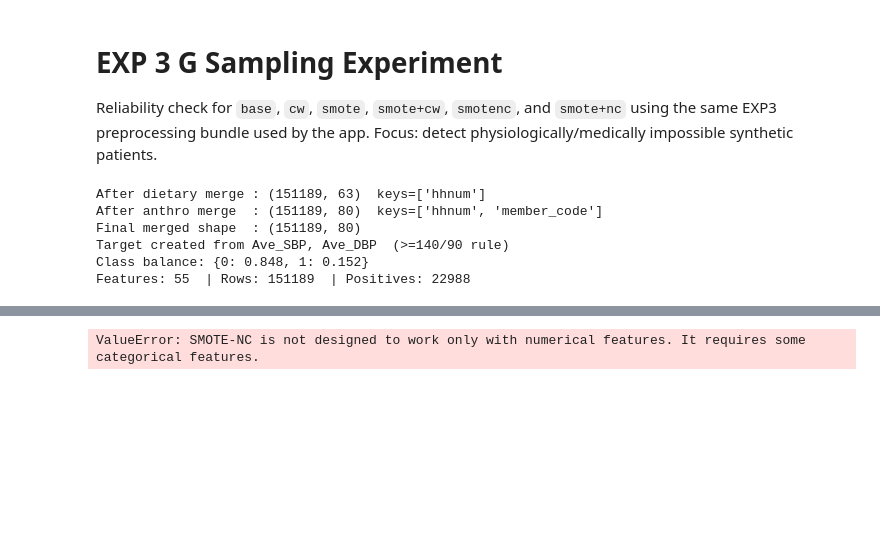
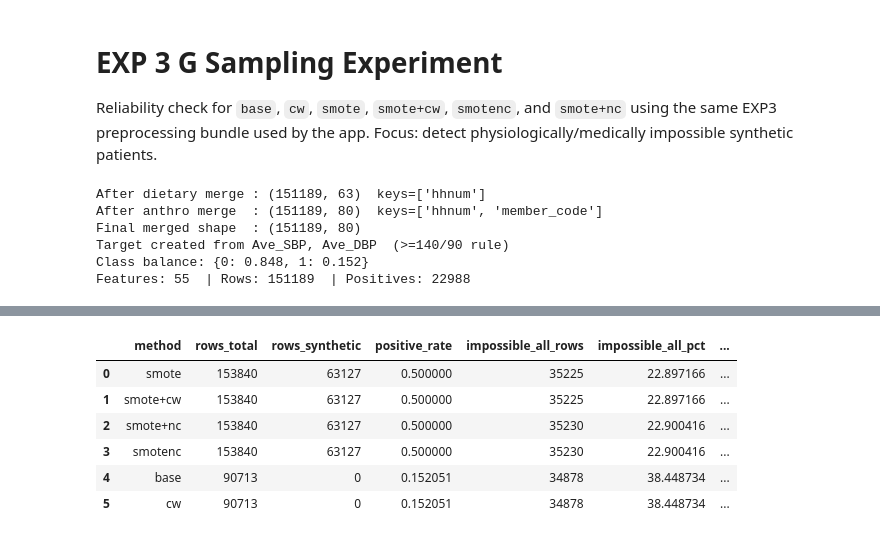
Before and after one commit to Jrbaes/Thesis-part-2, a Jupyter notebook: FINAL/exp 3 G sampling exp.ipynb, the cells around one changed output, grey strips where cells are left out. Cells and saved outputs as stored; diff of their text form; code cells hidden in the pictures; blank space fills up the shorter version.

```diff
--- a/FINAL/exp 3 G sampling exp.ipynb
+++ b/FINAL/exp 3 G sampling exp.ipynb
@@ -399,24 +399,48 @@ def resample_method(name: str, Xs: pd.DataFrame, ys: pd.Series) -> tuple[pd.Data
 # %%
 methods = ['base', 'cw', 'smote', 'smote+cw', 'smotenc', 'smote+nc']
 summary_rows = []
 examples = {}
 
+n_orig = len(X_train_sampling)
+
 for m in methods:
     Xr, yr = resample_method(m, X_train_sampling, y_train)
-    flags = impossible_flags(Xr)
-    n_bad = int(flags.sum())
-    n_all = int(len(flags))
+    flags_all = impossible_flags(Xr)
+
+    n_all = int(len(Xr))
+    n_bad_all = int(flags_all.sum())
+
+    # For over-sampling methods, imblearn appends synthetic rows after originals.
+    n_syn = max(n_all - n_orig, 0)
+    if n_syn > 0:
+        flags_syn = flags_all.iloc[n_orig:]
+        n_bad_syn = int(flags_syn.sum())
+        syn_bad_pct = 100.0 * n_bad_syn / n_syn
+        if n_bad_syn > 0:
+            examples[m] = Xr.iloc[n_orig:].loc[flags_syn].head(5).copy()
+    else:
+        n_bad_syn = 0
+        syn_bad_pct = np.nan
+
     summary_rows.append({
         'method': m,
-        'rows': n_all,
+        'rows_total': n_all,
+        'rows_synthetic': n_syn,
         'positive_rate': float(np.mean(yr)),
-        'impossible_rows': n_bad,
-        'impossible_pct': (100.0 * n_bad / max(n_all, 1)),
+        'impossible_all_rows': n_bad_all,
+        'impossible_all_pct': (100.0 * n_bad_all / max(n_all, 1)),
+        'impossible_synth_rows': n_bad_syn,
+        'impossible_synth_pct': syn_bad_pct,
     })
-    if n_bad > 0:
-        examples[m] = Xr.loc[flags].head(5).copy()
 
-summary_df = pd.DataFrame(summary_rows).sort_values(['impossible_pct', 'method']).reset_index(drop=True)
+summary_df = pd.DataFrame(summary_rows)
+summary_df = summary_df.sort_values(['impossible_synth_pct', 'impossible_all_pct', 'method'], na_position='last').reset_index(drop=True)
 summary_df
 # %% [output]
-ValueError: SMOTE-NC is not designed to work only with numerical features. It requires some categorical features.
+|  | method | rows_total | rows_synthetic | positive_rate | impossible_all_rows | impossible_all_pct | ... |
+| 0 | smote | 153840 | 63127 | 0.500000 | 35225 | 22.897166 | ... |
+| 1 | smote+cw | 153840 | 63127 | 0.500000 | 35225 | 22.897166 | ... |
+| 2 | smote+nc | 153840 | 63127 | 0.500000 | 35230 | 22.900416 | ... |
+| 3 | smotenc | 153840 | 63127 | 0.500000 | 35230 | 22.900416 | ... |
+| 4 | base | 90713 | 0 | 0.152051 | 34878 | 38.448734 | ... |
+| 5 | cw | 90713 | 0 | 0.152051 | 34878 | 38.448734 | ... |
```
Also changed, not shown: parts of 5 cells of this notebook.
